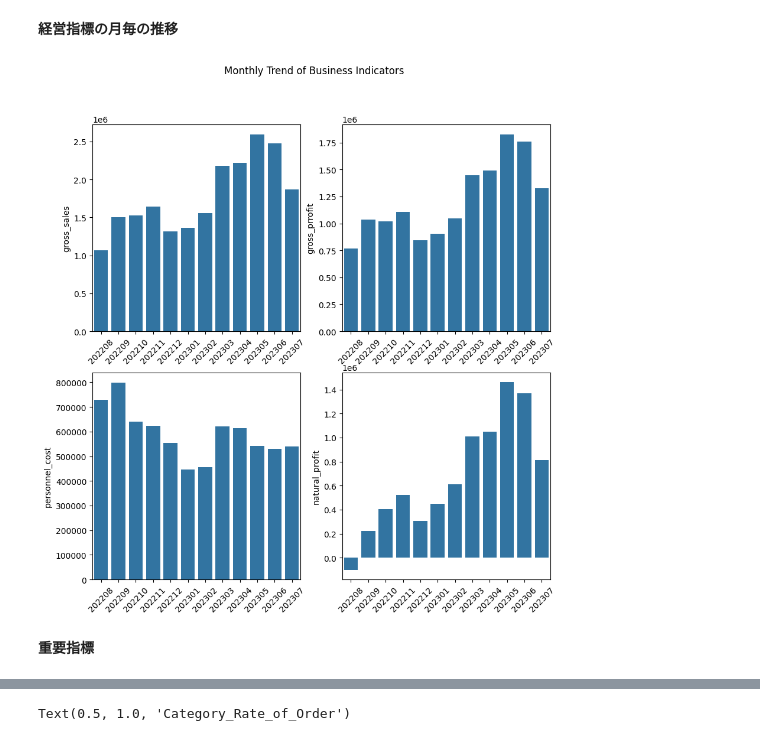
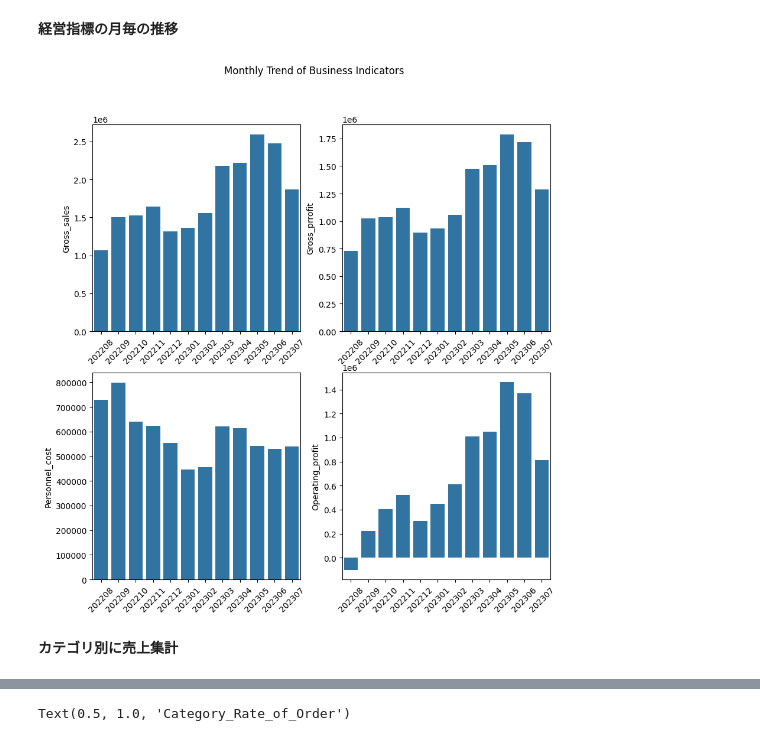
Before and after one commit to YoshiakiAsahara/for-intern, a Jupyter notebook: phase1.ipynb, the cells around one changed output, grey strips where cells are left out. Cells and saved outputs as stored; diff of their text form; code cells hidden in the pictures.

```diff
--- a/phase1.ipynb
+++ b/phase1.ipynb
@@ -129,7 +127,7 @@ month_df = pd.merge(month_df,month_personnel_df,on='月',how='inner')
 month_df['営業利益'] = month_df['総売上高'] - (month_df['固定費'] + month_df['変動費'] + month_df['人件費合計'])
 # %%
 #月次サマリデータを作成
-month_all_df = pd.DataFrame(month_df[['月','総売上高','営業利益']])
+month_all_df = pd.DataFrame(month_df[['月','総売上高','営業利益','人件費合計']])
 # %% [markdown]
 **粗利の月次集計**
 # %%
@@ -163,7 +161,7 @@ month_all_df = pd.merge(month_all_df,month_customer_df,on='月',how='inner')
 **顧客単価の月次集計**
 # %%
 #顧客単価を計算
-month_all_df['顧客単価'] = month_all_df['総売上高'] / month_all_df['顧客合計']
+month_all_df['顧客単価'] = np.round(month_all_df['総売上高'] / month_all_df['顧客合計'])
 # %% [markdown]
 **アンケート回答率・リピート率の月次集計**
 # %%
@@ -171,7 +169,7 @@ month_all_df['顧客単価'] = month_all_df['総売上高'] / month_all_df['顧
 ank_month_df = account_df.groupby(['来店数アンケート','月']).来店数アンケート.count().unstack()
 #月次アンケート回答率・リピート率を作成
 month_ank_rate_df = np.round((ank_month_df.loc[1] + ank_month_df.loc[2]) / (ank_month_df.loc[0]+ank_month_df.loc[1]+ank_month_df.loc[2]),4)*100
-month_repeat_rate_df = np.round((ank_month_df.loc[2] / ank_month_df.loc[1] + ank_month_df.loc[2]))
+month_repeat_rate_df = np.round((ank_month_df.loc[2] / (ank_month_df.loc[1] + ank_month_df.loc[2])),3)*100
 #結合用前処理
 month_ank_rate_df.rename('回答率',inplace=True)
 month_ank_rate_df = month_ank_rate_df.reset_index()
@@ -254,36 +263,36 @@ print('営業利益',int(operating_profit),'円')
 # %%
 # 2x2のグリッドを作成
 fig, axs = plt.subplots(2, 2, figsize=(10, 10))
 #売り上げの推移をプロット
-sns.barplot(x='月',y='総売上高',data = month_df, ax=axs[0,0])
+sns.barplot(x='月',y='総売上高',data = month_all_df, ax=axs[0,0])
 axs[0,0].set_xticks(axs[0,0].get_xticks())
 axs[0,0].set_xticklabels(axs[0,0].get_xticklabels(), rotation=45)
-axs[0,0].set_ylabel('gross_sales')
+axs[0,0].set_ylabel('Gross_sales')
 axs[0,0].set_xlabel('')
 #粗利の推移をプロット
-sns.barplot(x='月',y='粗利',data = month_df, ax=axs[0,1])
+sns.barplot(x='月',y='粗利',data = month_all_df, ax=axs[0,1])
 axs[0,1].set_xticks(axs[0,0].get_xticks())
 axs[0,1].set_xticklabels(axs[0,0].get_xticklabels(), rotation=45)
-axs[0,1].set_ylabel('gross_prrofit')
+axs[0,1].set_ylabel('Gross_prrofit')
 axs[0,1].set_xlabel('')
 #人件費の推移をプロット
-sns.barplot(x='月',y='人件費合計',data = month_df, ax=axs[1,0])
+sns.barplot(x='月',y='人件費合計',data = month_all_df, ax=axs[1,0])
 axs[1,0].set_xticks(axs[0,0].get_xticks())
 axs[1,0].set_xticklabels(axs[0,0].get_xticklabels(), rotation=45)
-axs[1,0].set_ylabel('personnel_cost')
+axs[1,0].set_ylabel('Personnel_cost')
 axs[1,0].set_xlabel('')
 #純利益の推移をプロット
-sns.barplot(x='月',y='純利益',data = month_df, ax=axs[1,1])
+sns.barplot(x='月',y='営業利益',data = month_all_df, ax=axs[1,1])
 axs[1,1].set_xticks(axs[0,0].get_xticks())
 axs[1,1].set_xticklabels(axs[0,0].get_xticklabels(), rotation=45)
-axs[1,1].set_ylabel('natural_profit')
+axs[1,1].set_ylabel('Operating_profit')
 axs[1,1].set_xlabel('')
 #グラフにタイトルを追加
 plt.suptitle('Monthly Trend of Business Indicators');
 # %% [output]
-[figure, old version]
+[figure, new version]
 # %% [markdown]
-**重要指標**
+**カテゴリ別に売上集計**
 # %%
 #カテゴリ別集計
 category_sales = df.groupby('カテゴリ').agg({'総売上高':np.sum})
```
Also changed, not shown: parts of 35 cells of this notebook.
